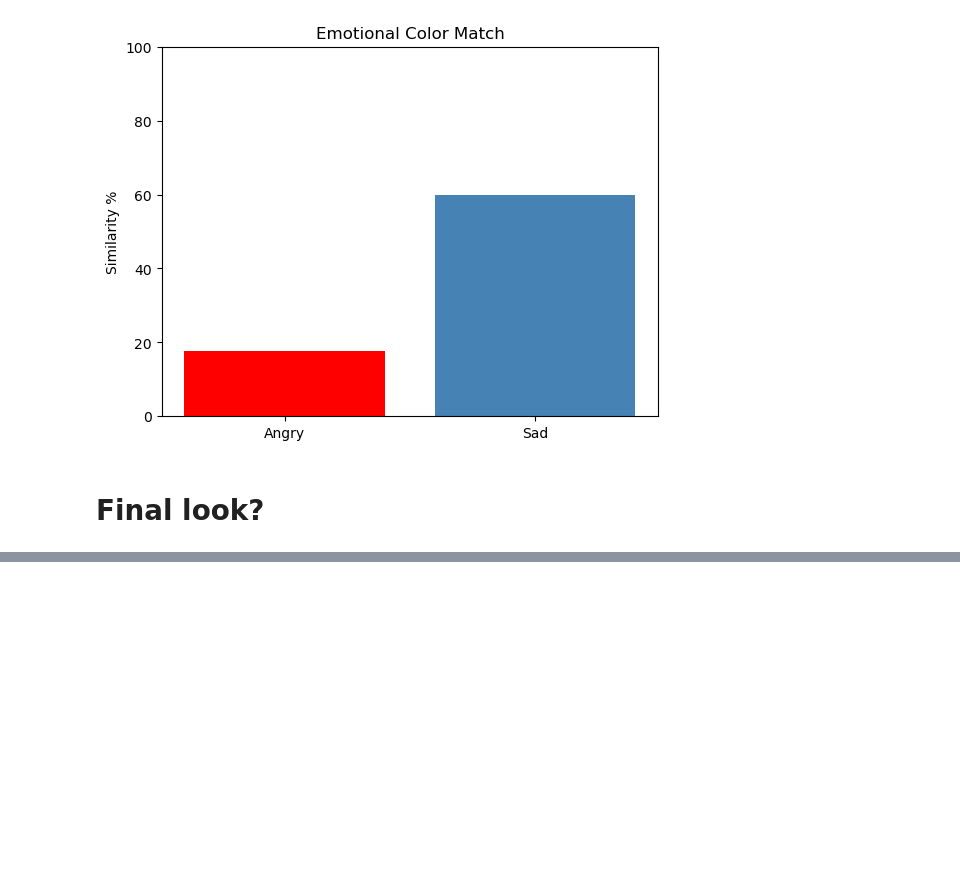
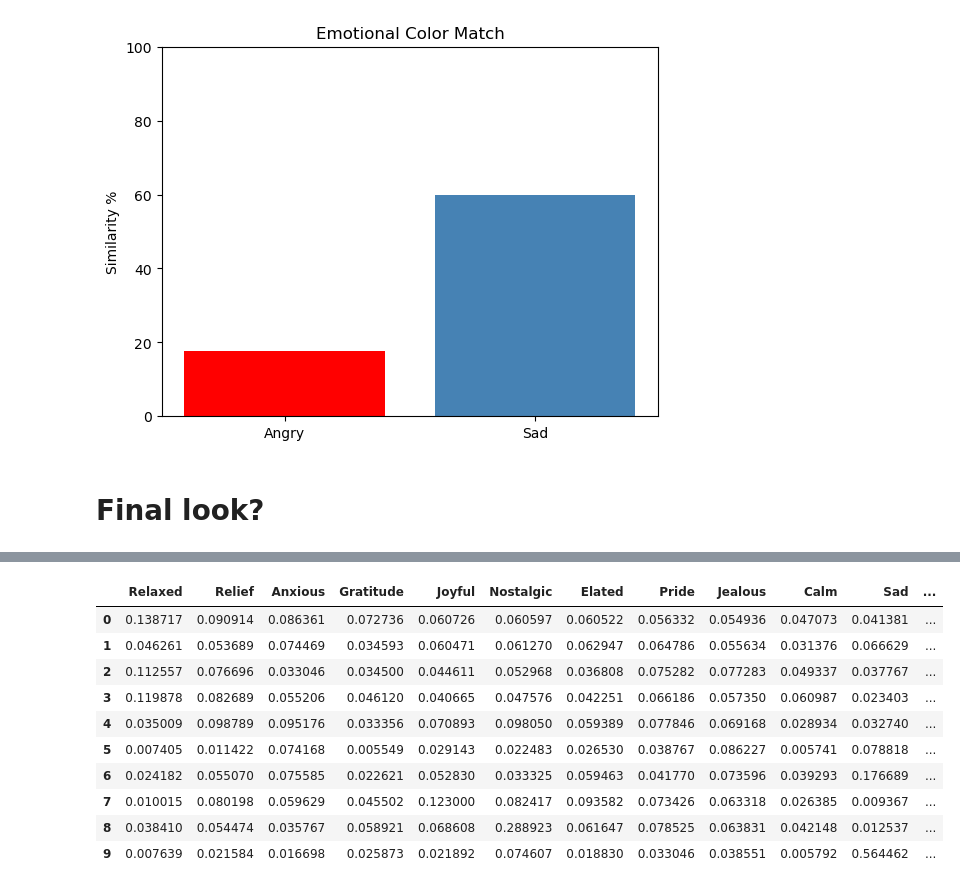
Before and after one commit to Aigerimkrm/Mood-to-Movies, a Jupyter notebook: MoodMovie2.ipynb, the cells around one changed output, grey strips where cells are left out. Drawn from its saved outputs; the diff is of its cells as text; code cells hidden in the pictures; blank space fills up the shorter version.

```diff
--- a/MoodMovie2.ipynb
+++ b/MoodMovie2.ipynb
@@ -692,0 +994,2 @@ df
+# %%
+classifier = pipeline("zero-shot-classification", model='facebook/bart-large-mnli')
@@ -692,0 +1004,3 @@ df
+# %%
+test_movies_df = movies1000[150:160]
+test_movies_df
@@ -692,0 +1019,20 @@ df
+# %%
+emotions = [
+    'Happy', 'Sad', 'Angry', 'Calm', 'Nostalgic', 'Anxious', 'Depressed',
+    'Moody', 'Elated', 'Relaxed', 'Joyful', 'Disappointed', 'Relief',
+    'Gratitude', 'Bored', 'Pride', 'Jealous', 'Optimistic', 'Passion'
+]
+
+def get_emotion_scores(sentences, candidate_labels):
+    results = classifier(sentences, candidate_labels=candidate_labels)
+    return [dict(zip(r['labels'], r['scores'])) for r in results]
+# %%
+descriptions_test = test_movies_df['description'].tolist()
+scores_list_test = get_emotion_scores(descriptions_test, emotions)
+emotion_df_test = pd.DataFrame(scores_list_test)
+test_movies_df = pd.concat([test_movies_df, emotion_df_test], axis=1)
+test_movies_df['vector'] = test_movies_df[emotions].apply(lambda row: row.values, axis=1)
+
+print(test_movies_df)
+
+print('Stage 5 is finished')
@@ -692,0 +1078,14 @@ df
+# %%
+emotion_df_test
+# %% [output]
+|  | Relaxed | Relief | Anxious | Gratitude | Joyful | Nostalgic | Elated | Pride | Jealous | Calm | Sad | ... |
+| 0 | 0.138717 | 0.090914 | 0.086361 | 0.072736 | 0.060726 | 0.060597 | 0.060522 | 0.056332 | 0.054936 | 0.047073 | 0.041381 | ... |
+| 1 | 0.046261 | 0.053689 | 0.074469 | 0.034593 | 0.060471 | 0.061270 | 0.062947 | 0.064786 | 0.055634 | 0.031376 | 0.066629 | ... |
+| 2 | 0.112557 | 0.076696 | 0.033046 | 0.034500 | 0.044611 | 0.052968 | 0.036808 | 0.075282 | 0.077283 | 0.049337 | 0.037767 | ... |
+| 3 | 0.119878 | 0.082689 | 0.055206 | 0.046120 | 0.040665 | 0.047576 | 0.042251 | 0.066186 | 0.057350 | 0.060987 | 0.023403 | ... |
+| 4 | 0.035009 | 0.098789 | 0.095176 | 0.033356 | 0.070893 | 0.098050 | 0.059389 | 0.077846 | 0.069168 | 0.028934 | 0.032740 | ... |
+| 5 | 0.007405 | 0.011422 | 0.074168 | 0.005549 | 0.029143 | 0.022483 | 0.026530 | 0.038767 | 0.086227 | 0.005741 | 0.078818 | ... |
+| 6 | 0.024182 | 0.055070 | 0.075585 | 0.022621 | 0.052830 | 0.033325 | 0.059463 | 0.041770 | 0.073596 | 0.039293 | 0.176689 | ... |
+| 7 | 0.010015 | 0.080198 | 0.059629 | 0.045502 | 0.123000 | 0.082417 | 0.093582 | 0.073426 | 0.063318 | 0.026385 | 0.009367 | ... |
+| 8 | 0.038410 | 0.054474 | 0.035767 | 0.058921 | 0.068608 | 0.288923 | 0.061647 | 0.078525 | 0.063831 | 0.042148 | 0.012537 | ... |
+| 9 | 0.007639 | 0.021584 | 0.016698 | 0.025873 | 0.021892 | 0.074607 | 0.018830 | 0.033046 | 0.038551 | 0.005792 | 0.564462 | ... |
```
Also changed, not shown: parts of 49 cells of this notebook, 6 other files.
